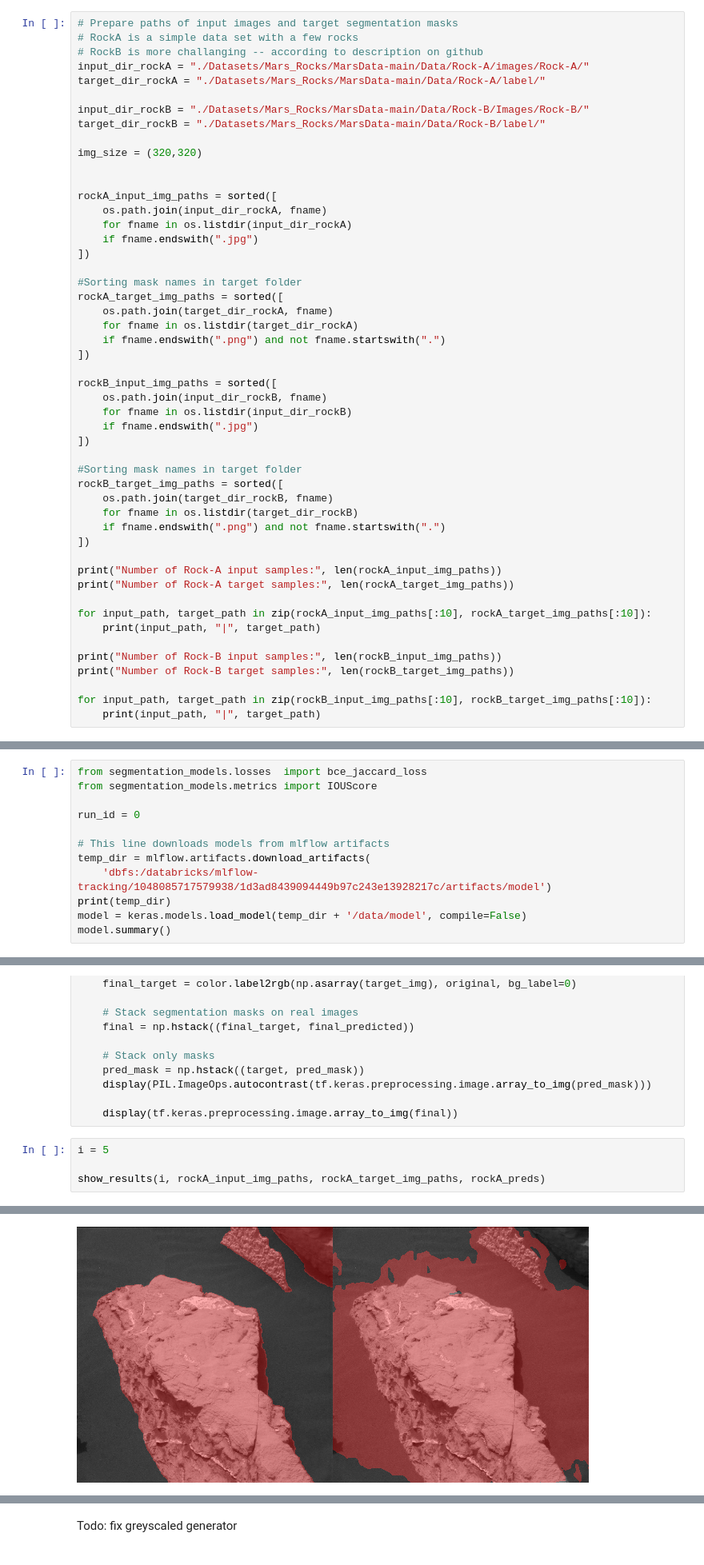
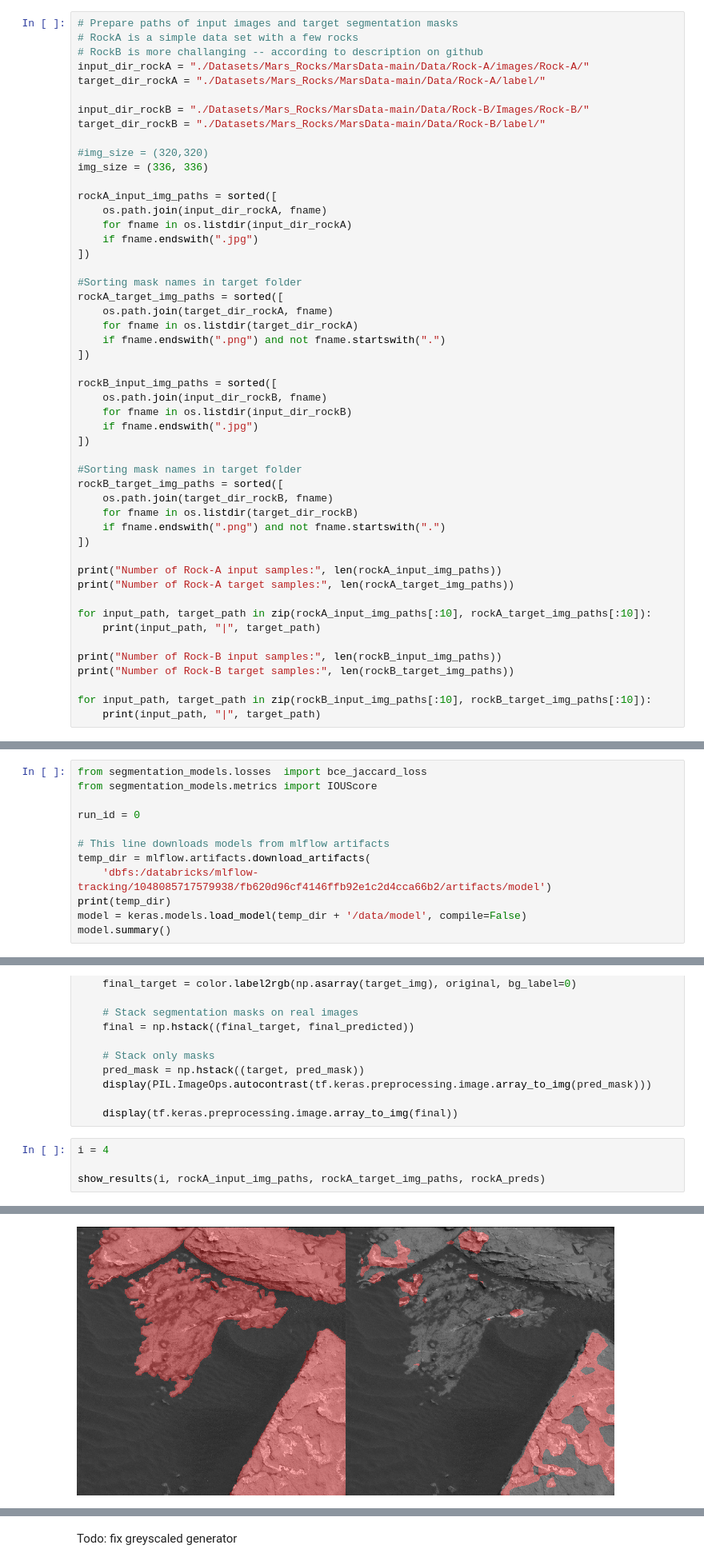
Before and after one commit to danielmarek22/Extraterrestial-Rock-Segmentation, a Jupyter notebook: Mars-Data-Exploration.ipynb, the cells around one changed output, grey strips where cells are left out. Shown at 80% size. Drawn from its saved outputs; the diff is of its cells as text.

```diff
--- a/Mars-Data-Exploration.ipynb
+++ b/Mars-Data-Exploration.ipynb
@@ -37,8 +37,8 @@ target_dir_rockA = "./Datasets/Mars_Rocks/MarsData-main/Data/Rock-A/label/"
 input_dir_rockB = "./Datasets/Mars_Rocks/MarsData-main/Data/Rock-B/Images/Rock-B/"
 target_dir_rockB = "./Datasets/Mars_Rocks/MarsData-main/Data/Rock-B/label/"
 
-img_size = (320,320)
-
+#img_size = (320,320)
+img_size = (336, 336)
 
 rockA_input_img_paths = sorted([
     os.path.join(input_dir_rockA, fname)
@@ -274,7 +274,7 @@ run_id = 0
 
 # This line downloads models from mlflow artifacts
 temp_dir = mlflow.artifacts.download_artifacts(
-    'dbfs:/databricks/mlflow-tracking/1048085717579938/1d3ad8439094449b97c243e13928217c/artifacts/model')
+    'dbfs:/databricks/mlflow-tracking/1048085717579938/fb620d96cf4146ffb92e1c2d4cca66b2/artifacts/model')
 print(temp_dir)
 model = keras.models.load_model(temp_dir + '/data/model', compile=False)
 model.summary()
@@ -356,7 +372,7 @@ def show_results(index, input_paths, target_paths, predictions):
 
     display(tf.keras.preprocessing.image.array_to_img(final))
 # %%
-i = 5
+i = 4
 
 show_results(i, rockA_input_img_paths, rockA_target_img_paths, rockA_preds)
 # %% [output]
@@ -365,4 +381,4 @@ show_results(i, rockA_input_img_paths, rockA_target_img_paths, rockA_preds)
-[figure, old version]
+[figure, new version]
 # %%
 # Utility function for evaluating models performance with any given metric
 import keras.backend as K
```
Also changed, not shown: parts of 9 cells of this notebook, 2 other files.
